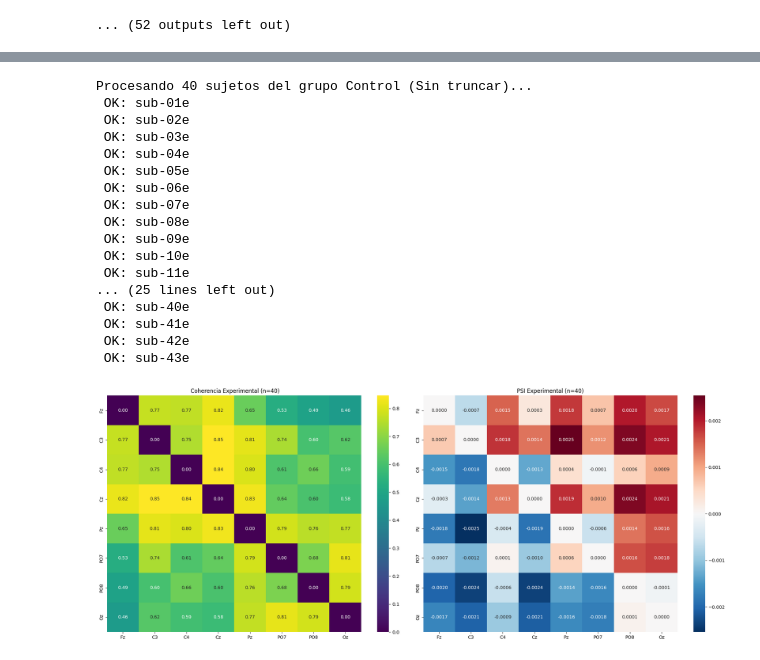
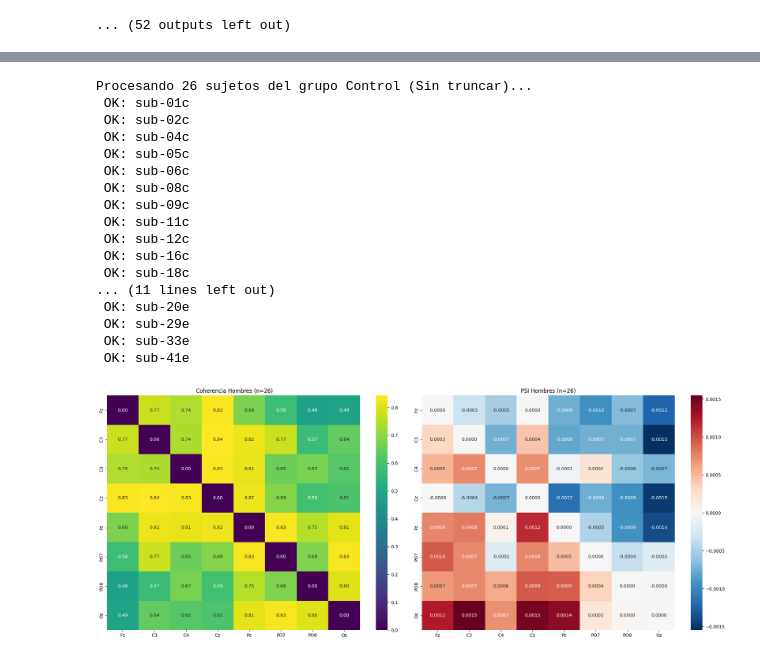
Before and after one commit to fer004/PSI_analysis_STEM, a Jupyter notebook: psi_analisis.ipynb, the cells around one changed output, grey strips where cells are left out. Cells and saved outputs as stored; diff of their text form; code cells hidden in the pictures.

```diff
--- a/psi_analisis.ipynb
+++ b/psi_analisis.ipynb
@@ -71,6 +93,9 @@ print(sub_list.head())
 2        sub-03c  Female   19   con
 3        sub-04c    Male   20   con
 4        sub-05c    Male   19   con
+# %%
+CWT_DIR = Path('D:/cwt_results_complex/alpha-beta')
+freqs = np.linspace(8, 30, num=24)
 # %%
 #normalizacion z-score
 
@@ -86,7 +111,6 @@ CWT_DIR = Path('D:/cwt_results_complex')
 CWT_DIR.mkdir(exist_ok=True)
 target_channels = ['Fz', 'C3', 'C4', 'Cz', 'Pz', 'PO7', 'PO8', 'Oz']
 
-freqs = np.linspace(4, 12, num=12)
 n_cycles = freqs / 2
 
 for index, row in sub_list.iterrows():
@@ -531,7 +231,7 @@ from pathlib import Path
 
 def psi(sub_list, cwt_dir, freqs):
     # 1. Configuración inicial
-    control_subs = sub_list[sub_list['Group'] == 'exp']['participant_id'].values
+    control_subs = sub_list[sub_list['Gender'] == 'Male']['participant_id'].values
     target_channels = ['Fz', 'C3', 'C4', 'Cz', 'Pz', 'PO7', 'PO8', 'Oz']
     n_channels = len(target_channels)
 
@@ -582,51 +282,50 @@ def psi(sub_list, cwt_dir, freqs):
                 sub_coh[i, j] = sub_coh[j, i] = np.abs(np.mean(Cxy))
 
                 psi_vals = [np.imag(np.conj(Cxy[f]) * Cxy[f+1]) for f in range(len(freqs)-1)]
                 val_psi = np.mean(psi_vals)
                 sub_psi[i, j], sub_psi[j, i] = val_psi, -val_psi
 
         lista_coh_sujetos.append(sub_coh)
         lista_psi_sujetos.append(sub_psi)
         print(f" OK: {sub_id}")
 
     # 4. Grand Average del Grupo
     ga_coh = np.mean(lista_coh_sujetos, axis=0)
     ga_psi = np.mean(lista_psi_sujetos, axis=0)
 
     # 5. Graficación de Matrices NXN
     fig, (ax1, ax2) = plt.subplots(1, 2, figsize=(20, 8))
 
     # Heatmap Coherencia (Fuerza)
     sns.heatmap(ga_coh, annot=True, fmt=".2f", cmap='viridis', ax=ax1,
                 xticklabels=target_channels, yticklabels=target_channels)
-    ax1.set_title(f" Coherencia Experimental (n={len(lista_coh_sujetos)})")
+    ax1.set_title(f" Coherencia Hombres (n={len(lista_coh_sujetos)})")
 
     # Heatmap PSI (Dirección)
     sns.heatmap(ga_psi, annot=True, fmt=".4f", cmap='RdBu_r', center=0, ax=ax2,
                 xticklabels=target_channels, yticklabels=target_channels)
-    ax2.set_title(f"PSI Experimental (n={len(lista_coh_sujetos)})")
+    ax2.set_title(f"PSI Hombres (n={len(lista_coh_sujetos)})")
 
     plt.tight_layout()
     plt.show()
 
-freqs_vals = np.linspace(4, 12, num=12)
-psi(sub_list, CWT_DIR, freqs_vals)
+psi(sub_list, CWT_DIR, freqs)
 # %% [output]
-Procesando 40 sujetos del grupo Control (Sin truncar)...
- OK: sub-01e
- OK: sub-02e
- OK: sub-03e
- OK: sub-04e
- OK: sub-05e
- OK: sub-06e
- OK: sub-07e
- OK: sub-08e
- OK: sub-09e
- OK: sub-10e
- OK: sub-11e
-... (25 lines left out)
- OK: sub-40e
+Procesando 26 sujetos del grupo Control (Sin truncar)...
+ OK: sub-01c
+ OK: sub-02c
+ OK: sub-04c
+ OK: sub-05c
+ OK: sub-06c
+ OK: sub-08c
+ OK: sub-09c
+ OK: sub-11c
+ OK: sub-12c
+ OK: sub-16c
+ OK: sub-18c
+... (11 lines left out)
+ OK: sub-20e
+ OK: sub-29e
+ OK: sub-33e
  OK: sub-41e
- OK: sub-42e
- OK: sub-43e
-[figure, old version]
+[figure, new version]
```
Also changed, not shown: parts of 7 cells of this notebook.
